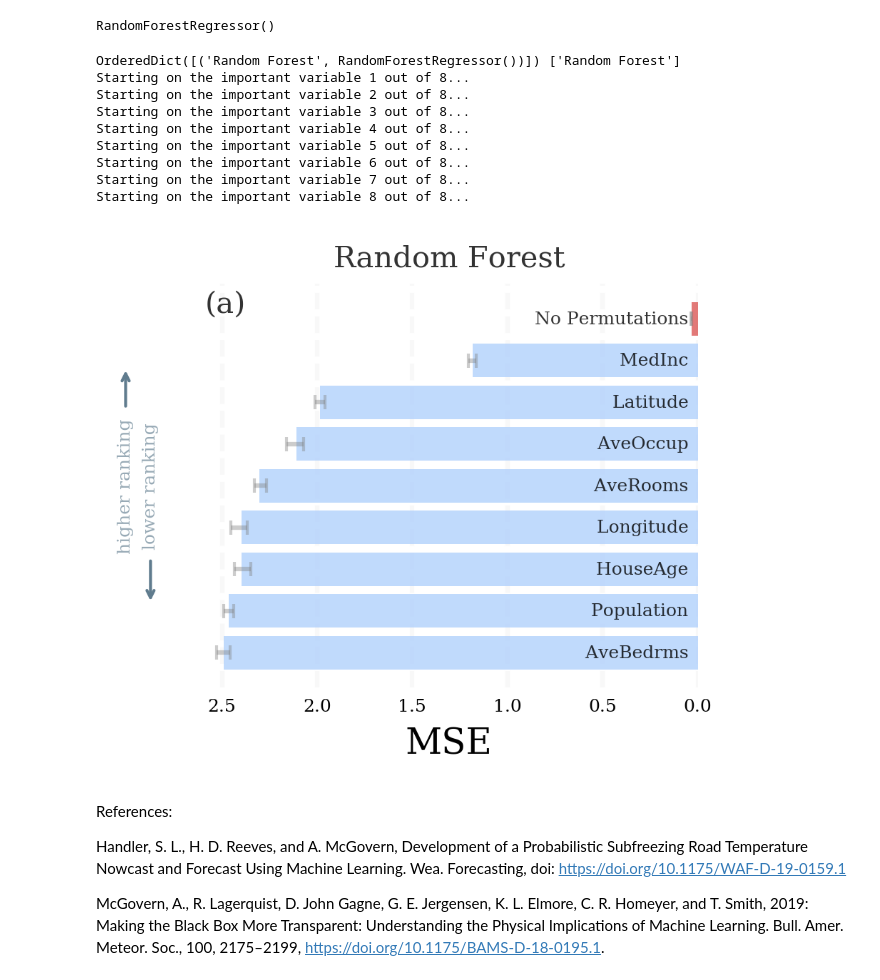
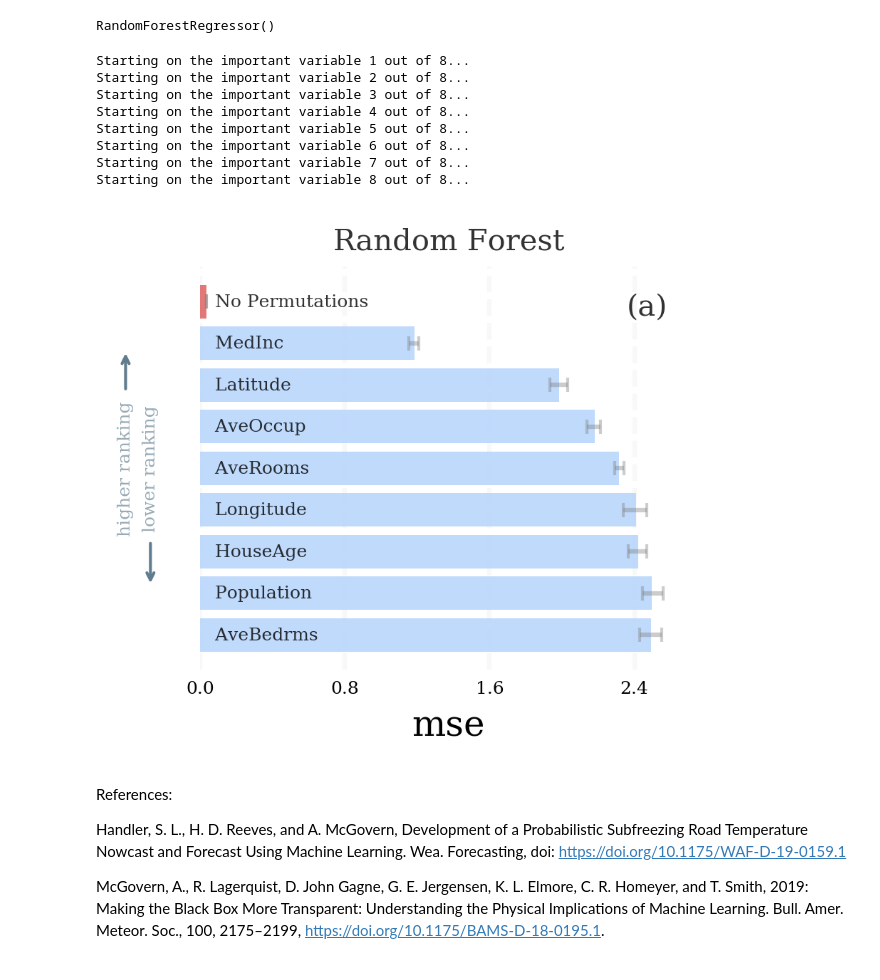
Before and after one commit to monte-flora/scikit-explain, a Jupyter notebook: tutorial_notebooks/permutation_importance_tutorial.ipynb, the cells around one changed output. Cells and saved outputs as stored; diff of their text form; code cells hidden in the pictures.

```diff
--- a/tutorial_notebooks/permutation_importance_tutorial.ipynb
+++ b/tutorial_notebooks/permutation_importance_tutorial.ipynb
@@ -232,10 +205,10 @@ reg_results = myInterpreter.calc_permutation_importance(
                                                n_bootstrap=5,
                                                subsample=0.5,
                                                n_jobs=8,
-                                               verbose=True
+                                               verbose=True,
+                                                random_state=42,
                                               )
 # %% [output]
-OrderedDict([('Random Forest', RandomForestRegressor())]) ['Random Forest']
 Starting on the important variable 1 out of 8...
 Starting on the important variable 2 out of 8...
 Starting on the important variable 3 out of 8...
@@ -245,9 +218,9 @@ Starting on the important variable 6 out of 8...
 Starting on the important variable 7 out of 8...
 Starting on the important variable 8 out of 8...
 # %%
-fig = myInterpreter.plot_importance(multipass=True, metrics_used = ["MSE"], num_vars_to_plot=8)
+fig = myInterpreter.plot_importance(method='multipass', num_vars_to_plot=8)
 # %% [output]
-[figure, old version]
+[figure, new version]
 # %% [markdown]
 References:
 
```
Also changed, not shown: parts of 13 cells of this notebook, 7 other files.
